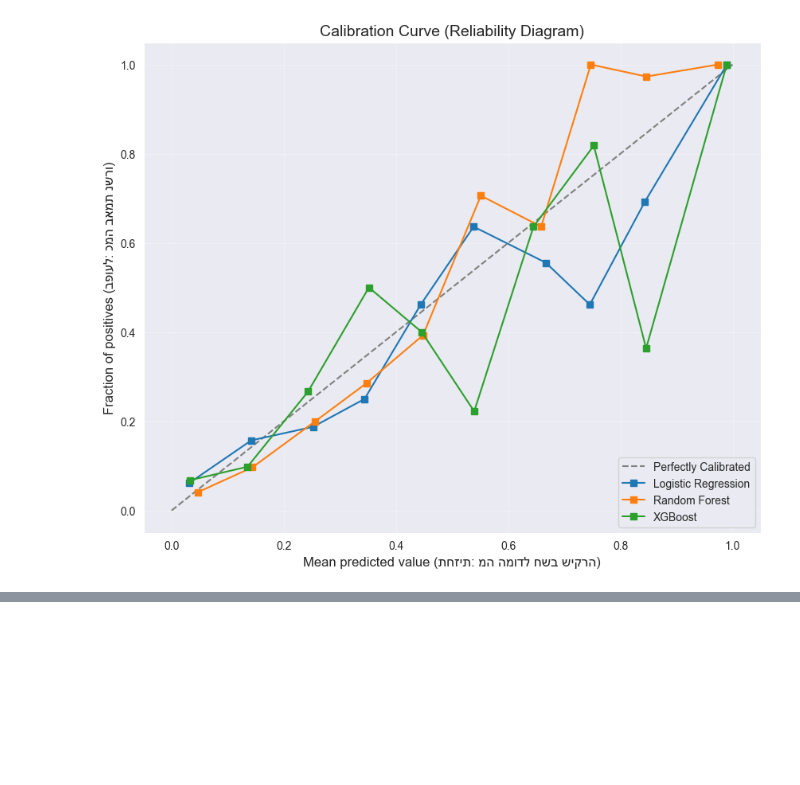
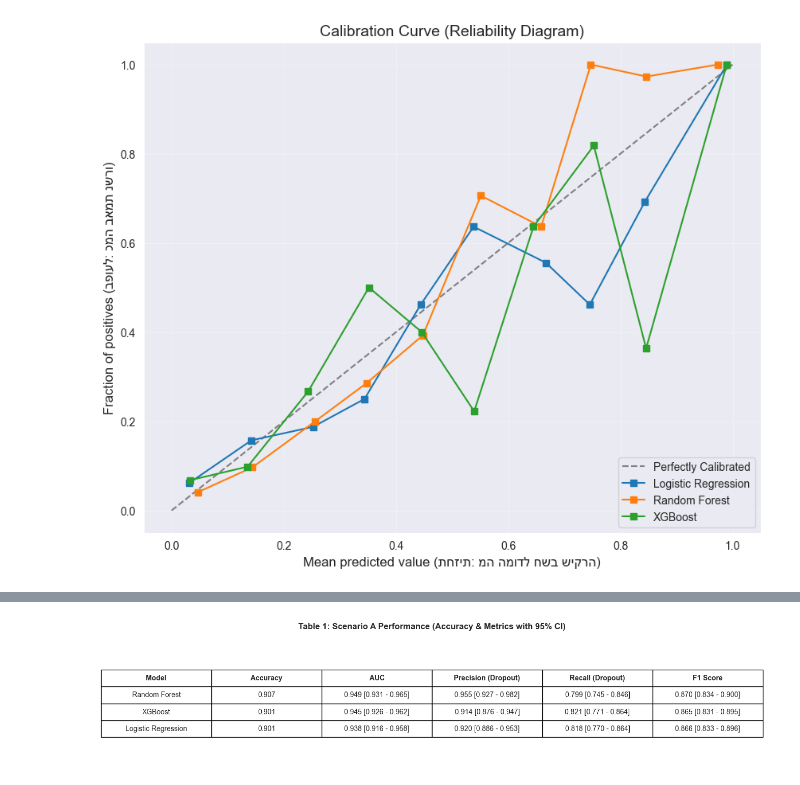
Before and after one commit to tamirlitbak/students_dropout_prediction, a Jupyter notebook: Tamir_Classification_2nd.ipynb, the cells around one changed output, grey strips where cells are left out. Cells and saved outputs as stored; diff of their text form; code cells hidden in the pictures; blank space fills up the shorter version.

```diff
--- a/Tamir_Classification_2nd.ipynb
+++ b/Tamir_Classification_2nd.ipynb
@@ -586,0 +708,69 @@ F1 Score             | 0.8659   | [0.8333 - 0.8988]
+# %%
+import pandas as pd
+import matplotlib.pyplot as plt
+
+# 1. הזנת הנתונים
+# Accuracy: ללא רווח סמך (כפי שביקשת)
+# שאר המדדים: עם רווח סמך (מהנתונים ששלחת קודם)
+data = {
+    "Model": ["Random Forest", "XGBoost", "Logistic Regression"],
+
+    "Accuracy": ["0.907", "0.901", "0.901"],  # תיקנתי את ה-0.091 ל-0.901
+
+    "AUC": [
+        "0.949 [0.931 - 0.965]",
+        "0.945 [0.926 - 0.962]",
+        "0.938 [0.916 - 0.958]"
+    ],
+
+    "Precision (Dropout)": [
+        "0.955 [0.927 - 0.982]",
+        "0.914 [0.876 - 0.947]",
+        "0.920 [0.886 - 0.953]"
+    ],
+
+    "Recall (Dropout)": [
+        "0.799 [0.745 - 0.846]",
+        "0.821 [0.771 - 0.864]",
+        "0.818 [0.770 - 0.864]"
+    ],
+
+    "F1 Score": [
+        "0.870 [0.834 - 0.900]",
+        "0.865 [0.831 - 0.895]",
+        "0.866 [0.833 - 0.896]"
+    ]
+}
+
+# 2. יצירת DataFrame
+df_table1 = pd.DataFrame(data)
+
+# 3. יצירת הטבלה הגרפית
+fig, ax = plt.subplots(figsize=(14, 3)) # הרחבתי עוד קצת כי נוספה עמודה
+ax.axis('tight')
+ax.axis('off')
+
+# יצירת אובייקט הטבלה
+table = ax.table(cellText=df_table1.values,
+                 colLabels=df_table1.columns,
+                 cellLoc='center',
+                 loc='center')
+
+# 4. עיצוב
+table.auto_set_font_size(False)
+table.set_fontsize(10)
+table.scale(1.2, 2) # מרווח אנכי נוח לקריאה
+
+# הדגשת שורת הכותרת בבולד
+for (row, col), cell in table.get_celld().items():
+    if row == 0:
+        cell.set_text_props(weight='bold')
+
+# 5. כותרת
+plt.title("Table 1: Scenario A Performance (Accuracy & Metrics with 95% CI)", y=1.1, fontweight='bold')
+
+# שמירה לקובץ
+plt.savefig("table1_scenario_a_final.png", bbox_inches='tight', dpi=300)
+plt.show()
+# %% [output]
+[figure, added]
```
Also changed, not shown: parts of 5 cells of this notebook, 16 other files.
